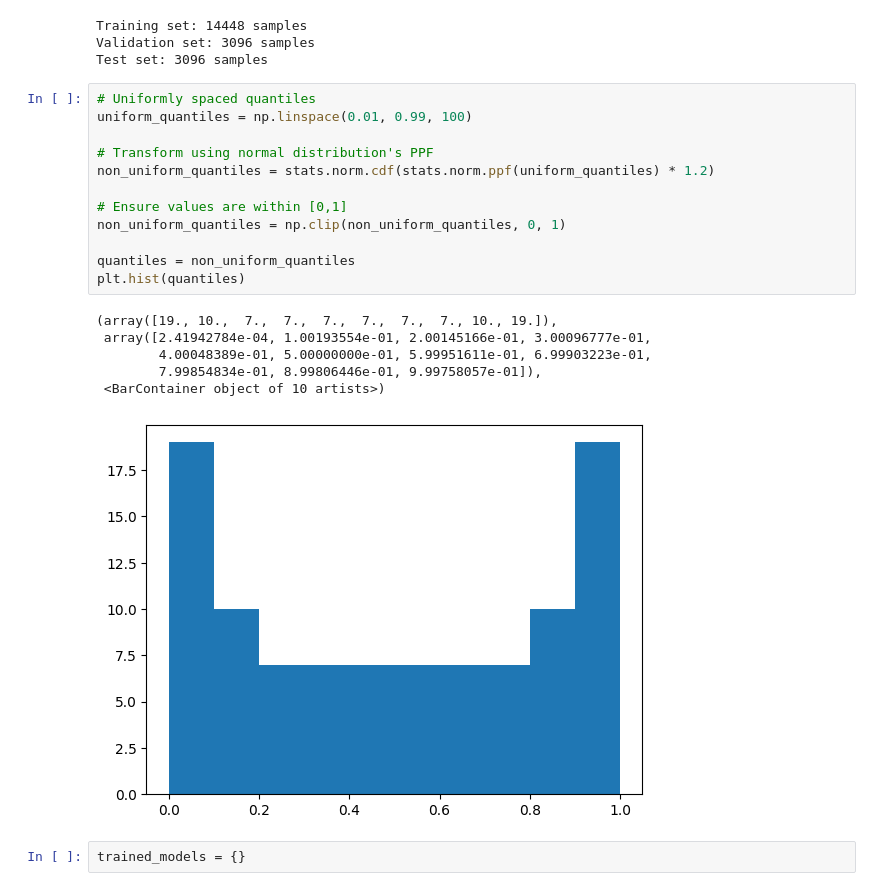
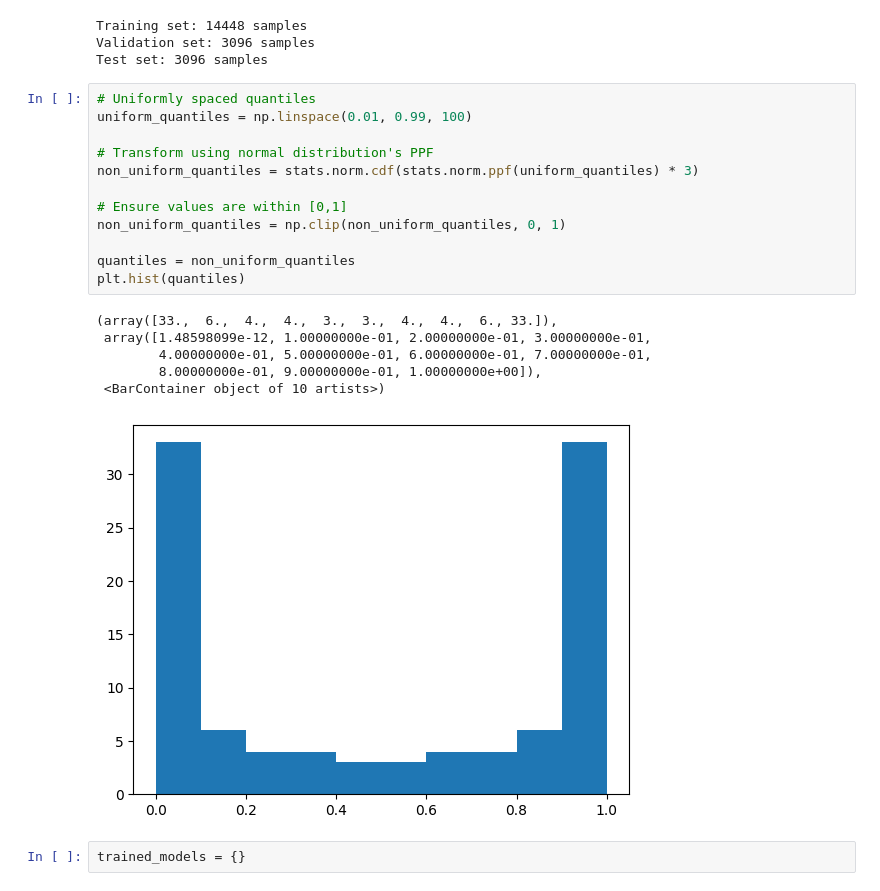
Before and after one commit to fastovetsilya/ProbGBT, a Jupyter notebook: prob_gbt/prob_gbt/train_gbt.ipynb, the cells around one changed output. Drawn from its saved outputs; the diff is of its cells as text.

```diff
--- a/prob_gbt/prob_gbt/train_gbt.ipynb
+++ b/prob_gbt/prob_gbt/train_gbt.ipynb
@@ -61,22 +62,22 @@ Test set: 3096 samples
 # %%
 # Uniformly spaced quantiles
 uniform_quantiles = np.linspace(0.01, 0.99, 100)
 
 # Transform using normal distribution's PPF
-non_uniform_quantiles = stats.norm.cdf(stats.norm.ppf(uniform_quantiles) * 1.2)
+non_uniform_quantiles = stats.norm.cdf(stats.norm.ppf(uniform_quantiles) * 3)
 
 # Ensure values are within [0,1]
 non_uniform_quantiles = np.clip(non_uniform_quantiles, 0, 1)
 
 quantiles = non_uniform_quantiles
 plt.hist(quantiles)
 # %% [output]
-(array([19., 10.,  7.,  7.,  7.,  7.,  7.,  7., 10., 19.]),
- array([2.41942784e-04, 1.00193554e-01, 2.00145166e-01, 3.00096777e-01,
-        4.00048389e-01, 5.00000000e-01, 5.99951611e-01, 6.99903223e-01,
-        7.99854834e-01, 8.99806446e-01, 9.99758057e-01]),
+(array([33.,  6.,  4.,  4.,  3.,  3.,  4.,  4.,  6., 33.]),
+ array([1.48598099e-12, 1.00000000e-01, 2.00000000e-01, 3.00000000e-01,
+        4.00000000e-01, 5.00000000e-01, 6.00000000e-01, 7.00000000e-01,
+        8.00000000e-01, 9.00000000e-01, 1.00000000e+00]),
  <BarContainer object of 10 artists>)
-[figure, old version]
+[figure, new version]
 # %%
 trained_models = {}
 # %%
```
Also changed, not shown: parts of 7 cells of this notebook, 9 other files.
